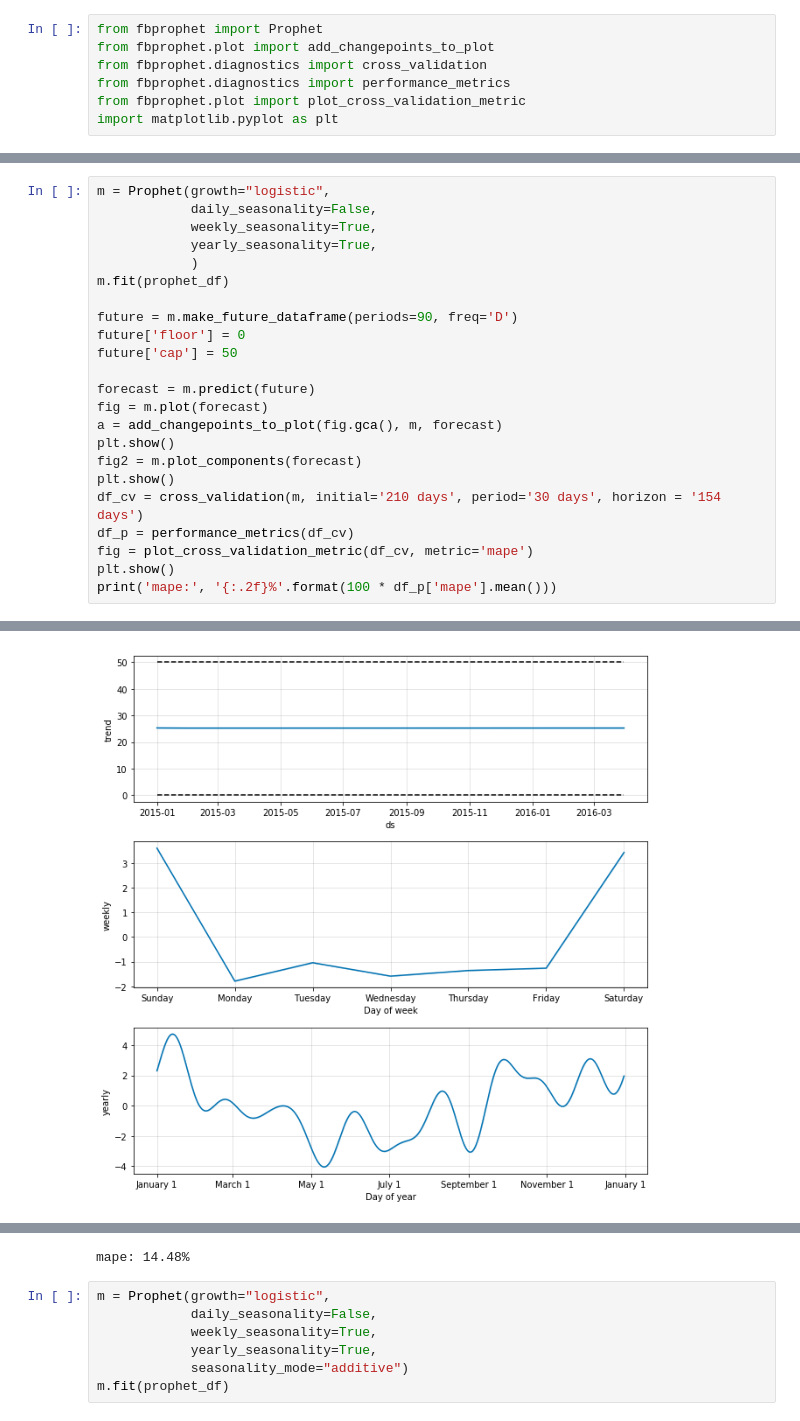
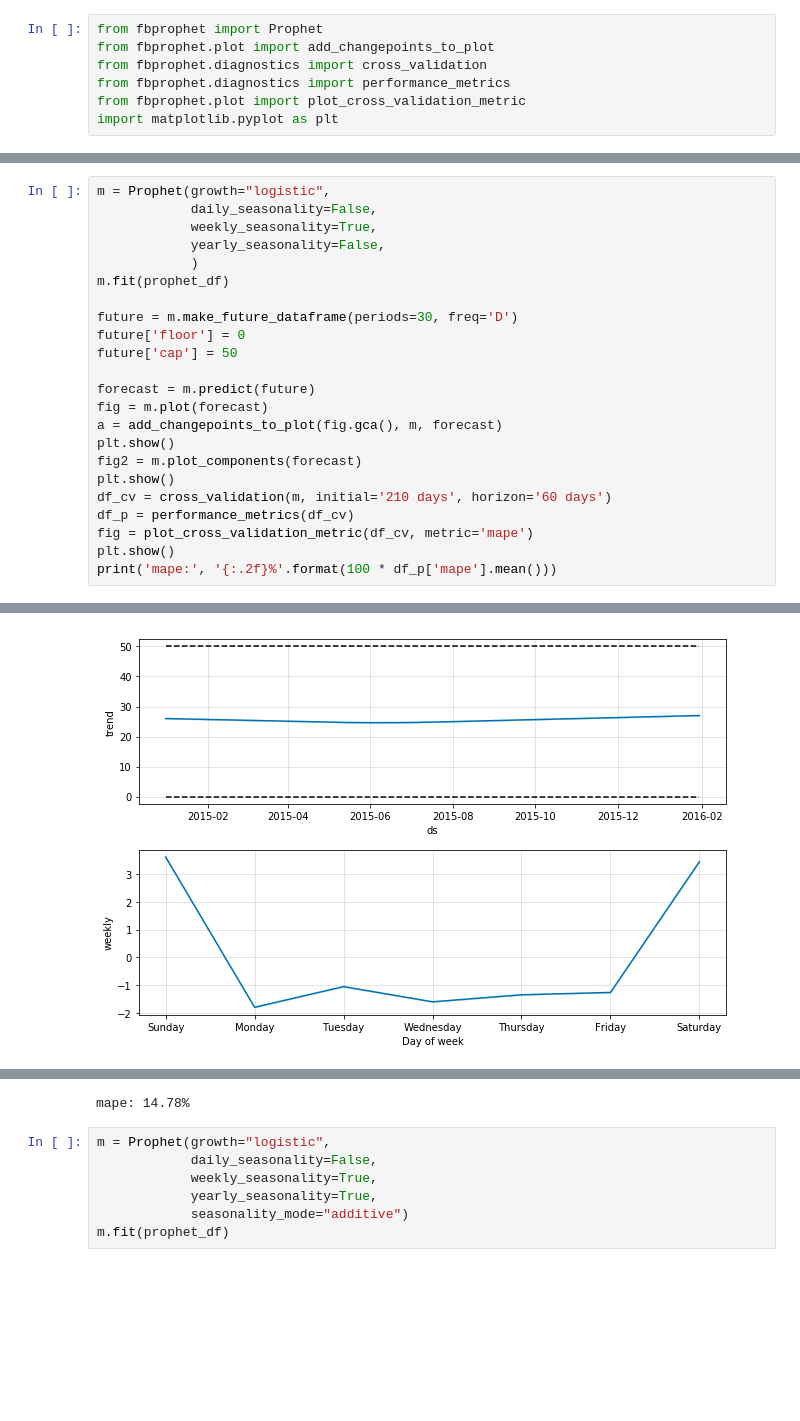
Before and after one commit to millengustavo/time-series-forecasting, a Jupyter notebook: notebooks/beer-consumption-sp.ipynb, the cells around one changed output, grey strips where cells are left out. Cells and saved outputs as stored; diff of their text form; blank space fills up the shorter version.

Commit message:
removed yearly seasonality

```diff
--- a/notebooks/beer-consumption-sp.ipynb
+++ b/notebooks/beer-consumption-sp.ipynb
@@ -154,11 +170,11 @@ import matplotlib.pyplot as plt
 m = Prophet(growth="logistic",
             daily_seasonality=False,
             weekly_seasonality=True,
-            yearly_seasonality=True,
+            yearly_seasonality=False,
             )
 m.fit(prophet_df)
 
-future = m.make_future_dataframe(periods=90, freq='D')
+future = m.make_future_dataframe(periods=30, freq='D')
 future['floor'] = 0
 future['cap'] = 50
 
@@ -168,7 +184,7 @@ a = add_changepoints_to_plot(fig.gca(), m, forecast)
 plt.show()
 fig2 = m.plot_components(forecast)
 plt.show()
-df_cv = cross_validation(m, initial='210 days', period='30 days', horizon = '154 days')
+df_cv = cross_validation(m, initial='210 days', horizon='60 days')
 df_p = performance_metrics(df_cv)
 fig = plot_cross_validation_metric(df_cv, metric='mape')
 plt.show()
@@ -178 +194 @@ print('mape:', '{:.2f}%'.format(100 * df_p['mape'].mean()))
-[figure, old version]
+[figure, new version]
@@ -182,4 +197,4 @@ INFO:fbprophet:Making 1 forecasts with cutoffs between 2015-07-30 00:00:00 and 2
-mape: 14.48%
+mape: 14.78%
 # %%
 m = Prophet(growth="logistic",
             daily_seasonality=False,
```
Also changed, not shown: parts of 2 cells of this notebook.
